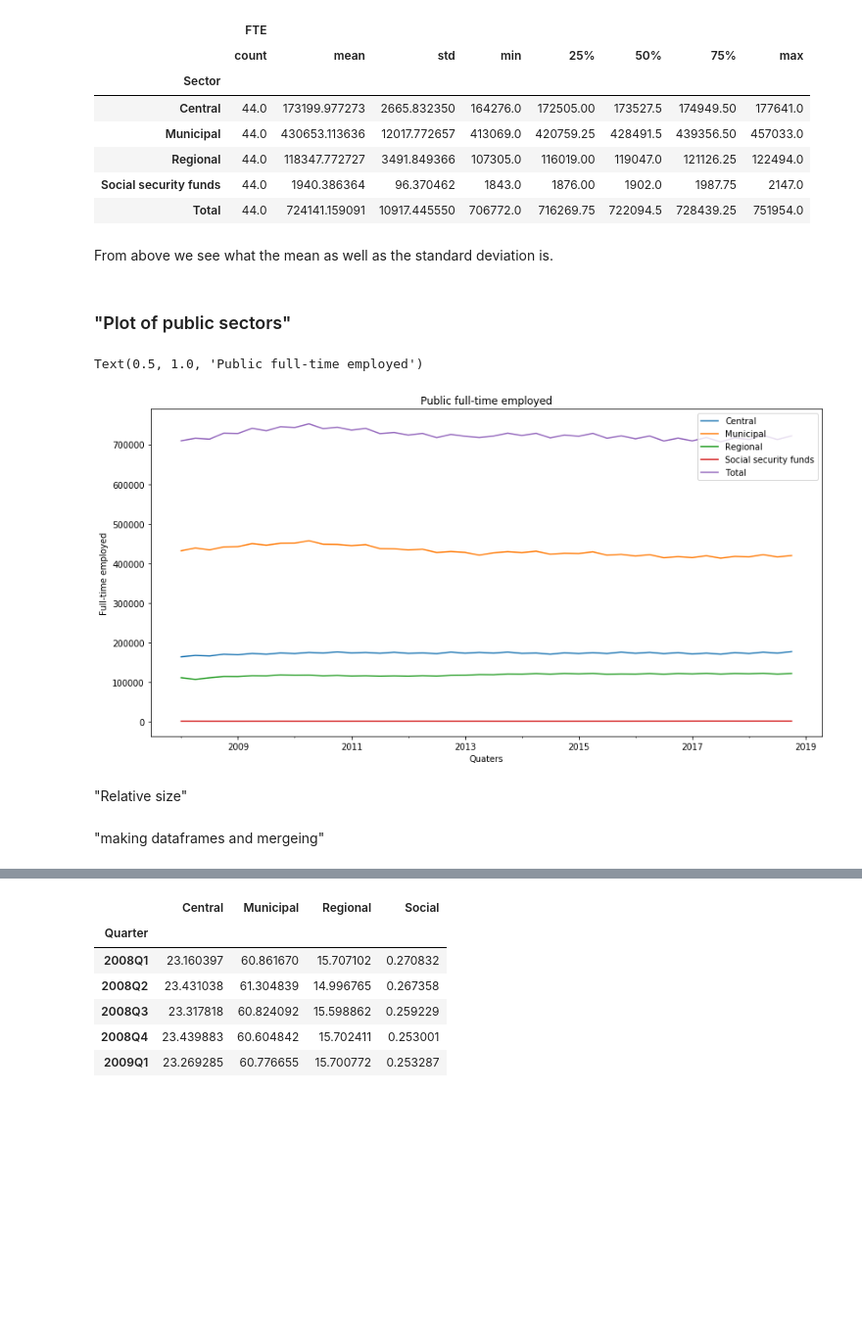
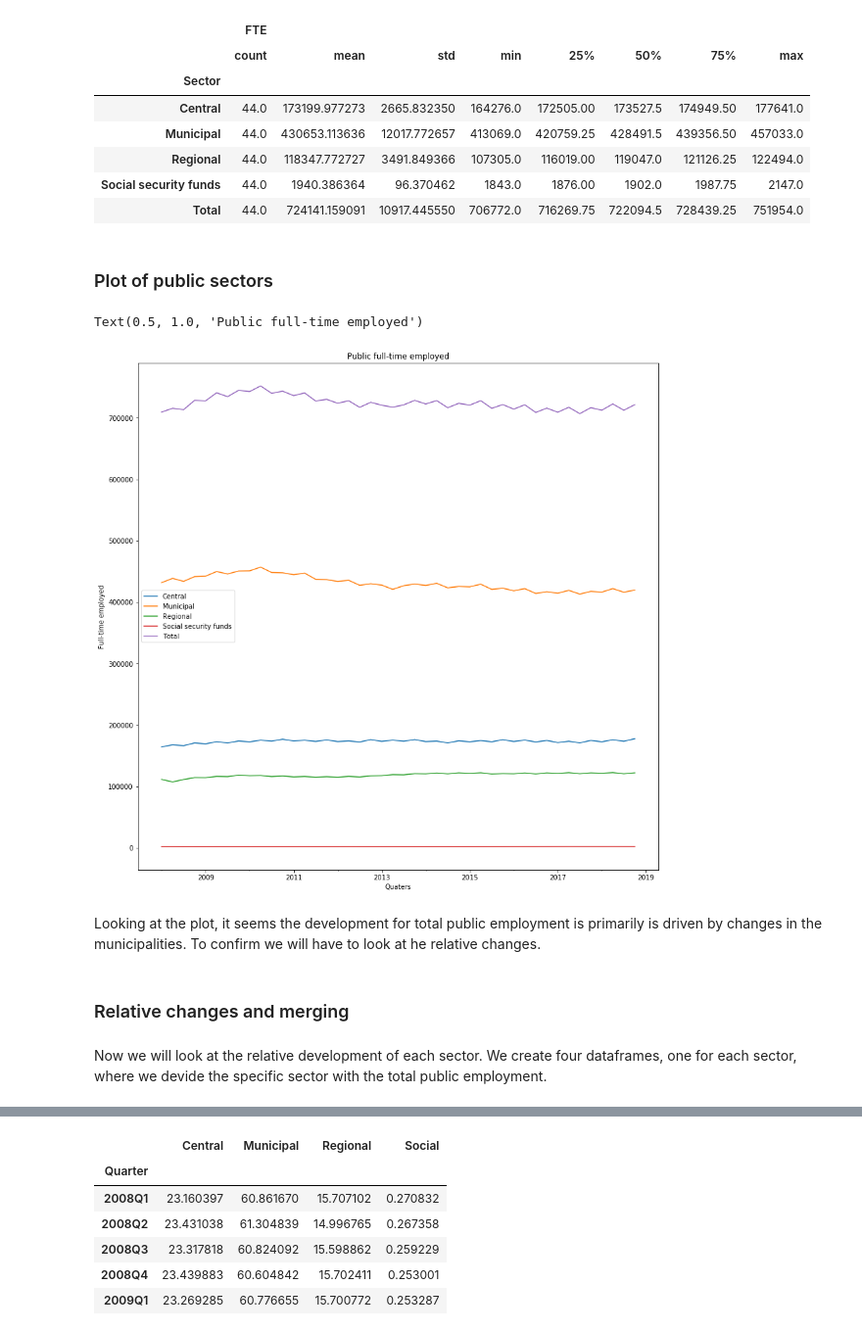
Before and after one commit to NumEconCopenhagen/projects-2019-nx31, a Jupyter notebook: dataproject/NX31_Data_Project.ipynb, the cells around one changed output, grey strips where cells are left out. Shown at 98% size. Drawn from its saved outputs; the diff is of its cells as text; code cells hidden in the pictures; blank space fills up the shorter version.

```diff
--- a/dataproject/NX31_Data_Project.ipynb
+++ b/dataproject/NX31_Data_Project.ipynb
@@ -157,24 +164,27 @@ FTEG_raw.groupby(['Sector']).describe() #Gives a table of decribtive statistics
 | Regional | 44.0 | 118347.772727 | 3491.849366 | 107305.0 | 116019.00 | 119047.0 | 121126.25 | 122494.0 |
 | Social security funds | 44.0 | 1940.386364 | 96.370462 | 1843.0 | 1876.00 | 1902.0 | 1987.75 | 2147.0 |
 | Total | 44.0 | 724141.159091 | 10917.445550 | 706772.0 | 716269.75 | 722094.5 | 728439.25 | 751954.0 |
-# %% [markdown]
-From above we see what the mean as well as the standard deviation is.
 # %% [markdown]
-### "Plot of public sectors"
+### Plot of public sectors
 # %%
-fig1, ax = plt.subplots(figsize=(14,7))
-FTEG_raw['Quarter'] = pd.to_datetime(FTEG_raw['Quarter'])
+fig1, ax = plt.subplots(figsize=(14,14)) #creates a figure with only one subplot
+FTEG_raw['Quarter'] = pd.to_datetime(FTEG_raw['Quarter']) # changes variable Quaters to a time format
+# that pandas recognizes
 FTEG_raw.set_index('Quarter').groupby('Sector')['FTE'].plot(x="Quarter", legend=True, ax=ax);
-ax.set_ylabel("Full-time employed")
-ax.set_xlabel('Quaters')
-ax.set_title("Public full-time employed")
+# sets index to new Quaters and plots the sectors values on y-axis
+ax.set_ylabel("Full-time employed") # sets title for y-axis
+ax.set_xlabel('Quaters') # sets title for x-axis
+ax.set_title("Public full-time employed") # sets title for the figure
 # %% [output]
 Text(0.5, 1.0, 'Public full-time employed')
-[figure, old version]
+[figure, new version]
+# %% [markdown]
+Looking at the plot, it seems the development for total public employment is primarily is driven by changes in the municipalities. To confirm we will have to look at he relative changes.
 # %% [markdown]
-"Relative size"
+### Relative changes and merging
-# %% [markdown]
-"making dataframes and mergeing"
+# %% [markdown]
+Now we will look at the relative development of each sector.
+We create four dataframes, one for each sector, where we devide the specific sector with the total public employment.
 # %%
 rc_central = pd.DataFrame(data=FTEG['Central']/FTEG['Total']*100)
 rc_municipal = pd.DataFrame(FTEG['Municipal']/FTEG['Total']*100)
```
Also changed, not shown: parts of 15 cells of this notebook, 1 other file.
